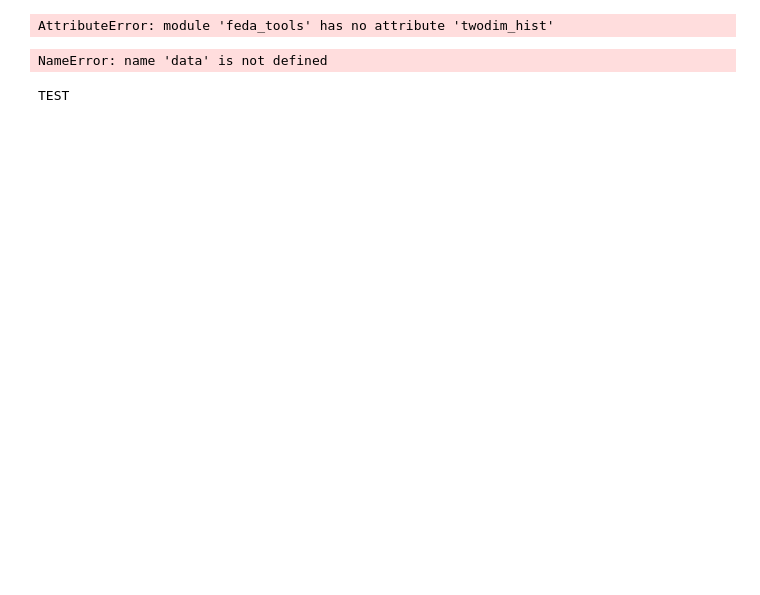
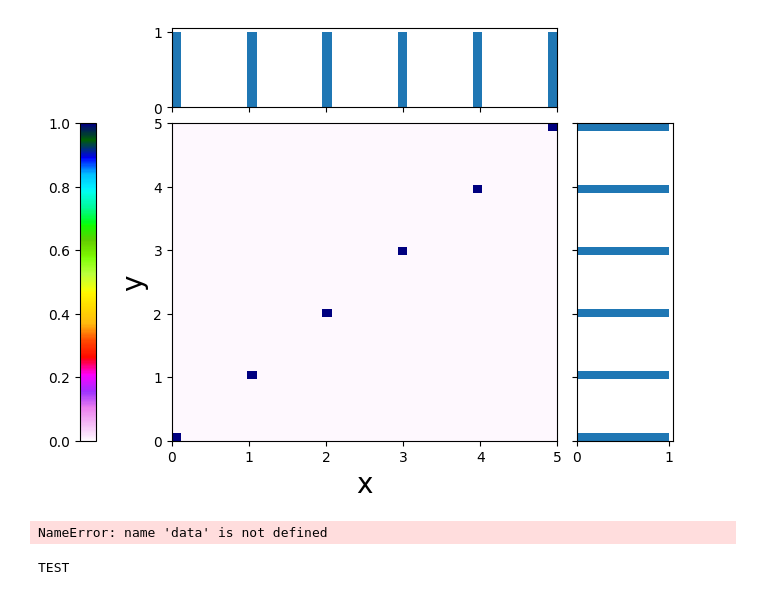
Before and after one commit to SMB-Lab/feda_tools, a Jupyter notebook: test data/twodim_hist_make_plot_test.ipynb, the cells around one changed output. Saved outputs shown, nothing was run; the diff lists cells and outputs as text; code cells hidden in the pictures; blank space fills up the shorter version.

```diff
--- a/test data/twodim_hist_make_plot_test.ipynb
+++ b/test data/twodim_hist_make_plot_test.ipynb
@@ -14,10 +12,13 @@ AttributeError: module 'feda_tools' has no attribute 'utilities'
 x = [0,1,2,3,4,5]
 y = [0,1,2,3,4,5]
 # %%
-fig,ax,data = ft.twodim_hist.make_plot(x, y, "x", "auto", "y")
-# fig,ax,data = ft.twodim_hist.make_plot(x, y, "x", "auto", "y")
+#testing auto ranging, 1. x and y auto, 2. no auto, 3. x auto, 4. y auto.
+fig,ax,data = tdh.make_plot(x, y, "x", "y", "auto", "auto", {"x": 41, "y":41})
+# fig,ax,data = tdh.make_plot(x, y, "x", "y", {"min": -5, "max": 10}, {"min": -5, "max": 10}, {"x": 41, "y":41})
+# fig,ax,data = tdh.make_plot(x, y, xlabel="x", ylabel="y", xrange="auto", yrange={"min": -5, "max": 10}, bins={"x": 41, "y":41})
+# fig,ax,data = tdh.make_plot(x, y, xlabel="x", ylabel="y", xrange={"min": -5, "max": 10}, yrange="auto", bins={"x": 91, "y":91})
 # %% [output]
-AttributeError: module 'feda_tools' has no attribute 'twodim_hist'
+[figure, added]
 # %%
 print(data)
 # %% [output]
```
Also changed, not shown: parts of 3 cells of this notebook, 2 other files.
